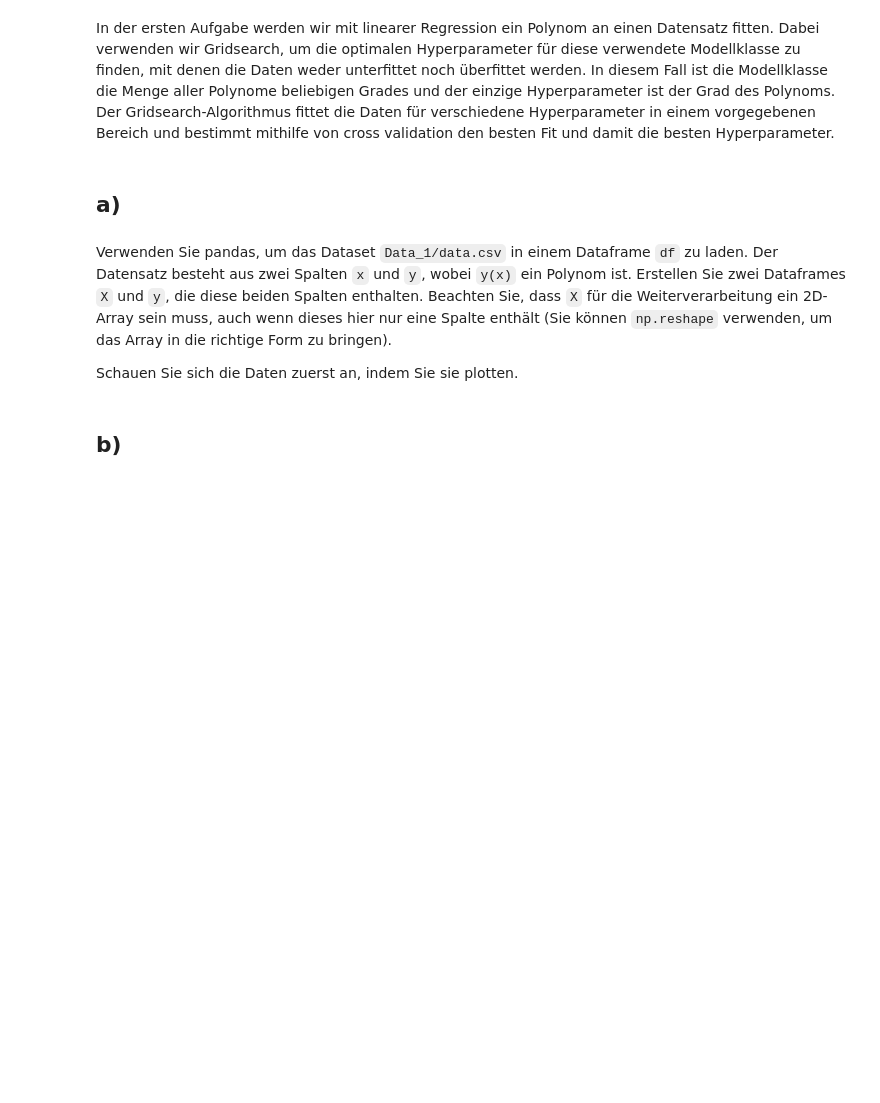
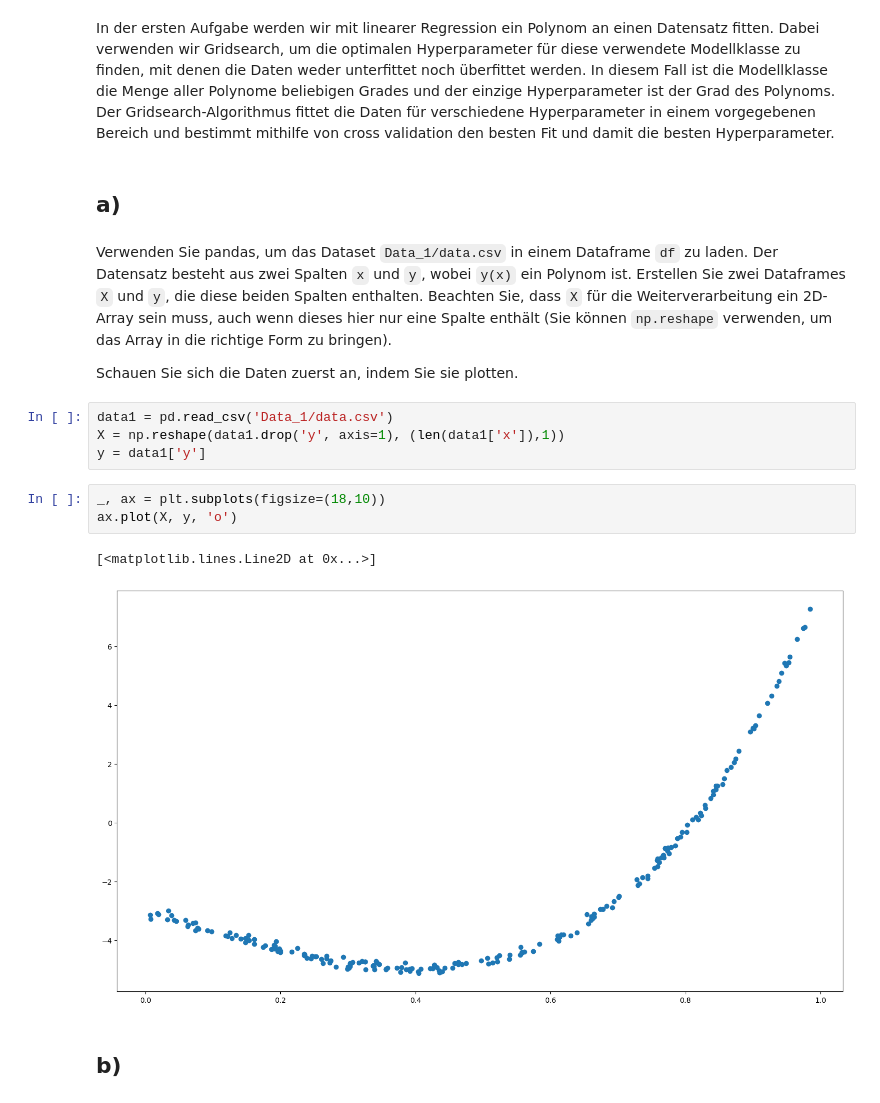
Before and after one commit to fflopsi/datenanalyse, a Jupyter notebook: exercises/13/Aufgabenblatt 13.ipynb, the cells around one changed output. Cells and saved outputs as stored; diff of their text form; blank space fills up the shorter version.

```diff
--- a/exercises/13/Aufgabenblatt 13.ipynb
+++ b/exercises/13/Aufgabenblatt 13.ipynb
@@ -36,6 +36,16 @@ In der ersten Aufgabe werden wir mit linearer Regression ein Polynom an einen Da
 Verwenden Sie pandas, um das Dataset `Data_1/data.csv` in einem Dataframe `df` zu laden. Der Datensatz besteht aus zwei Spalten `x` und `y`, wobei `y(x)` ein Polynom ist. Erstellen Sie zwei Dataframes `X` und `y`, die diese beiden Spalten enthalten. Beachten Sie, dass `X` für die Weiterverarbeitung ein 2D-Array sein muss, auch wenn dieses hier nur eine Spalte enthält (Sie können `np.reshape` verwenden, um das Array in die richtige Form zu bringen).
 
 Schauen Sie sich die Daten zuerst an, indem Sie sie plotten.
+# %%
+data1 = pd.read_csv('Data_1/data.csv')
+X = np.reshape(data1.drop('y', axis=1), (len(data1['x']),1))
+y = data1['y']
+# %%
+_, ax = plt.subplots(figsize=(18,10))
+ax.plot(X, y, 'o')
+# %% [output]
+[<matplotlib.lines.Line2D at 0x...>]
+[figure, added]
 # %% [markdown]
 ##  b)
 # %% [markdown]
```
Also changed, not shown: parts of 21 cells of this notebook.
